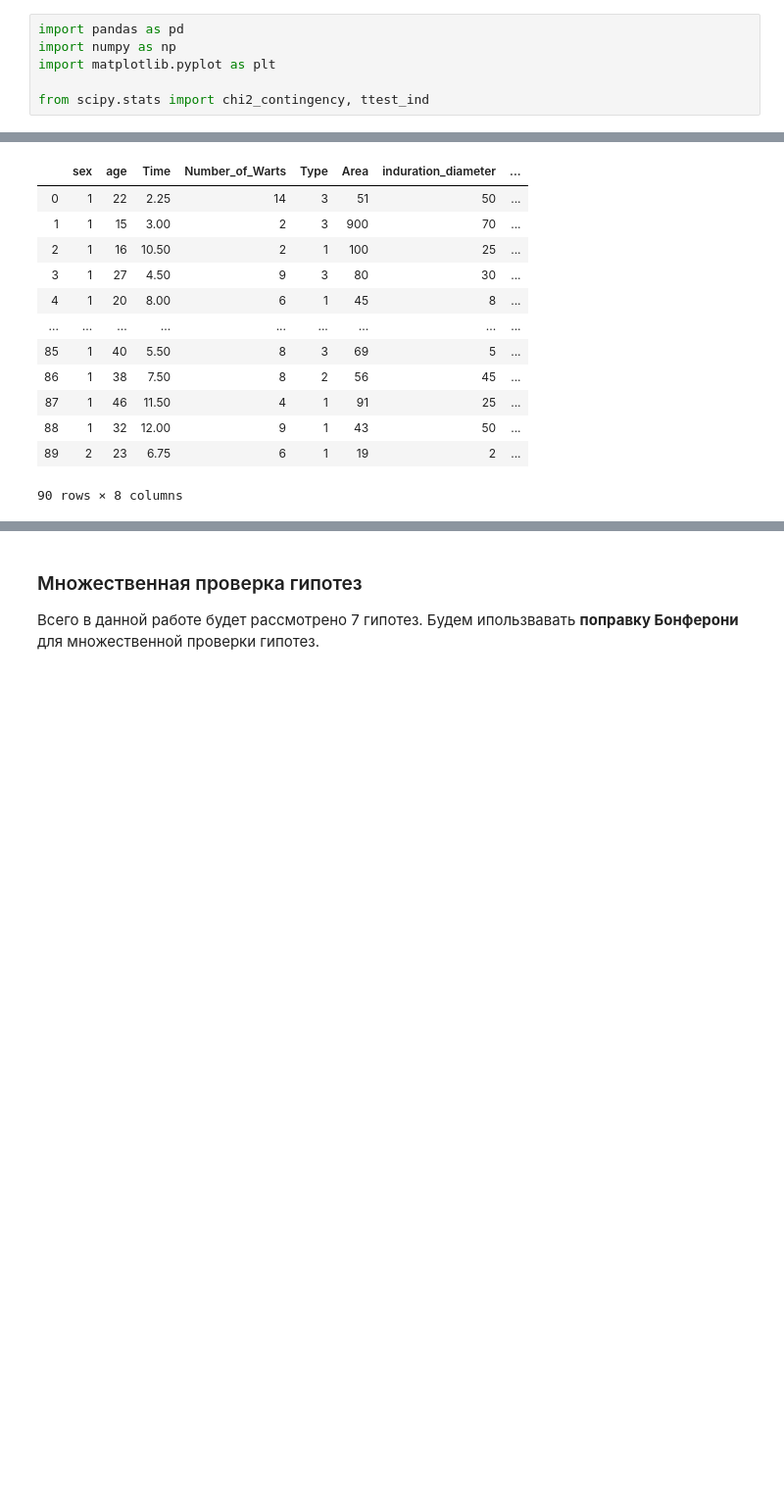
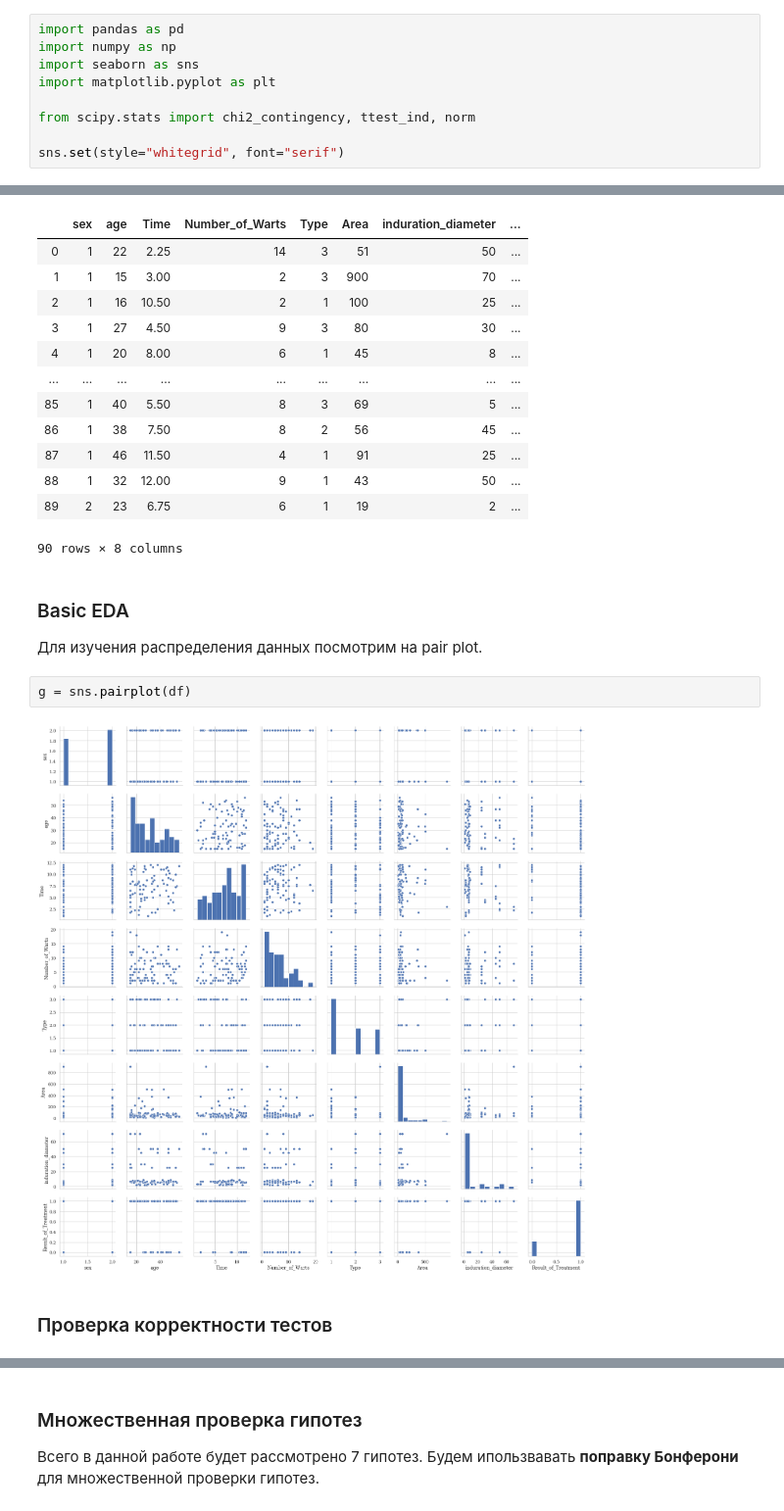
Before and after one commit to oxygen311/Statistics_MHW, a Jupyter notebook: HW2/Task2.ipynb, the cells around one changed output, grey strips where cells are left out. Shown: that part at 98% size. Saved outputs shown, nothing was run; the diff lists cells and outputs as text; blank space fills up the shorter version.

```diff
--- a/HW2/Task2.ipynb
+++ b/HW2/Task2.ipynb
@@ -4,9 +4,12 @@
 # %%
 import pandas as pd
 import numpy as np
+import seaborn as sns
 import matplotlib.pyplot as plt
 
-from scipy.stats import chi2_contingency, ttest_ind
+from scipy.stats import chi2_contingency, ttest_ind, norm
+
+sns.set(style="whitegrid", font="serif")
 # %%
 df = pd.read_excel('data/Immunotherapy.xlsx')
 df
@@ -24,3 +27,12 @@ df
 | 88 | 1 | 32 | 12.00 | 9 | 1 | 43 | 50 | ... |
 | 89 | 2 | 23 | 6.75 | 6 | 1 | 19 | 2 | ... |
 90 rows × 8 columns
+# %% [markdown]
+### Basic EDA
+Для изучения распределения данных посмотрим на pair plot.
+# %%
+g = sns.pairplot(df)
+# %% [output]
+[figure, added]
+# %% [markdown]
+### Проверка корректности тестов
```
Also changed, not shown: parts of 3 cells of this notebook.
